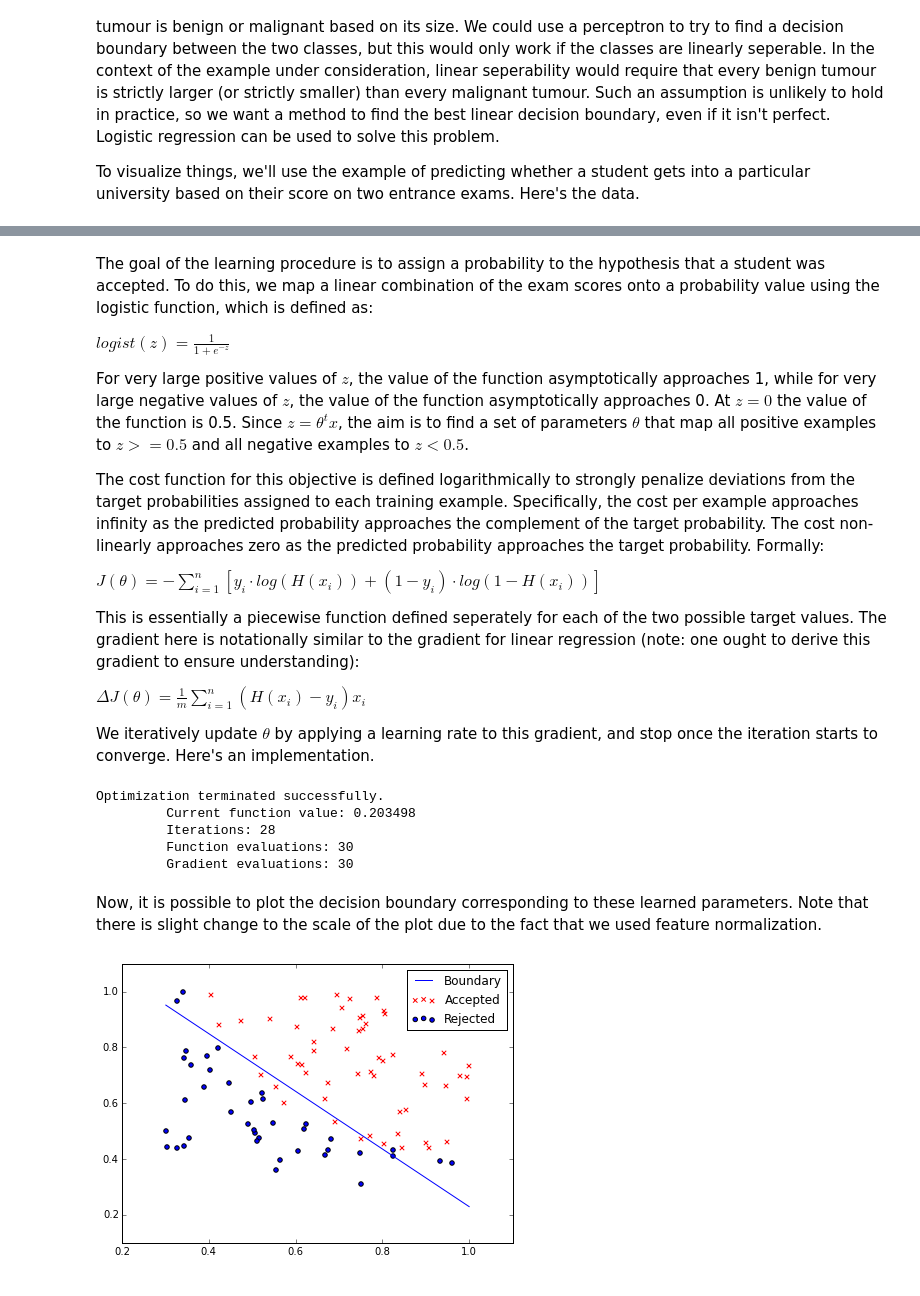
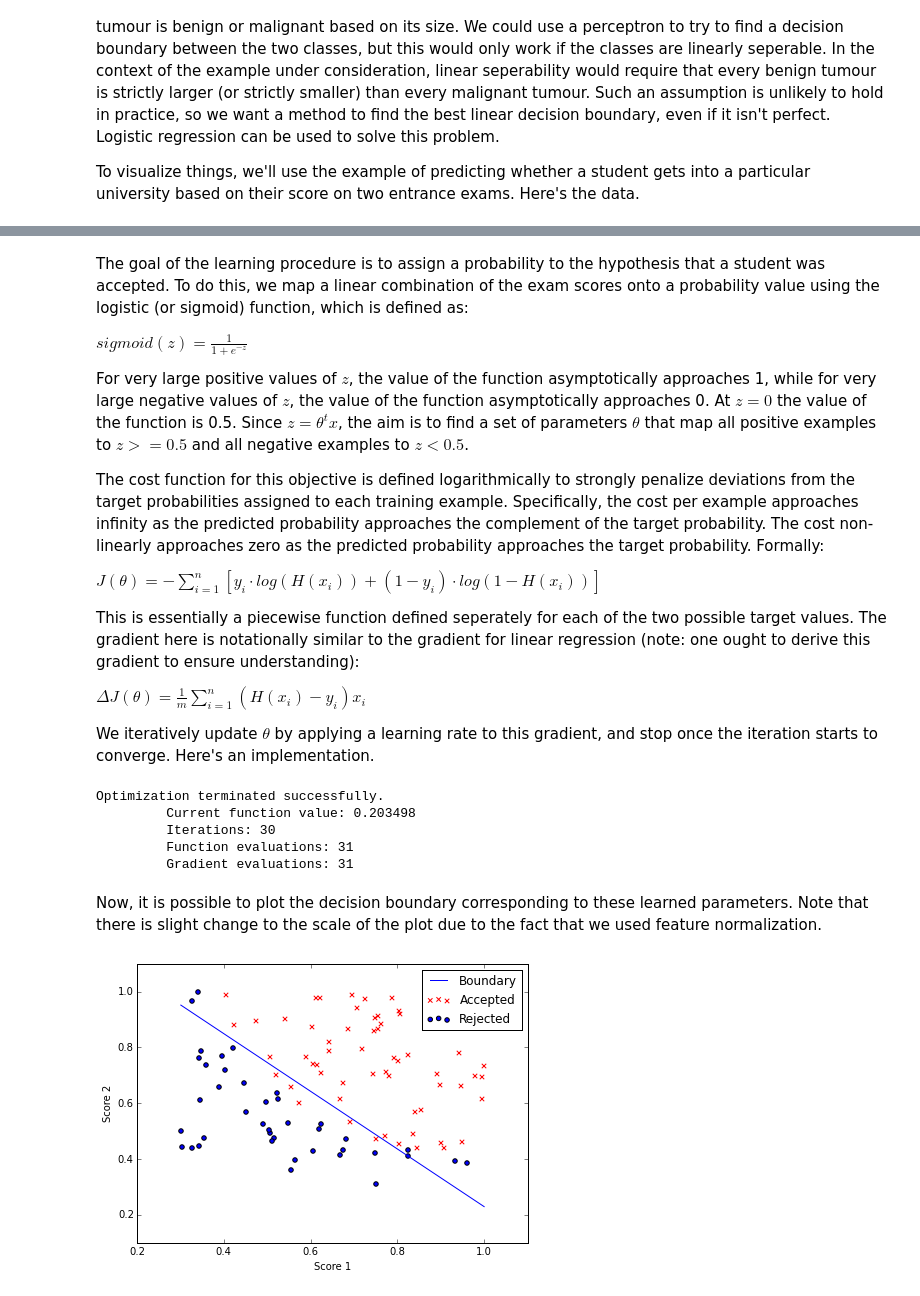
Before and after one commit to pblouw/stat-946, a Jupyter notebook: LogisticRegression.ipynb, the cells around one changed output, grey strips where cells are left out. Drawn from its saved outputs; the diff is of its cells as text; code cells hidden in the pictures.

```diff
--- a/LogisticRegression.ipynb
+++ b/LogisticRegression.ipynb
@@ -23,7 +25,7 @@ plt.show()
 # %% [markdown]
-The goal of the learning procedure is to assign a probability to the hypothesis that a student was accepted. To do this, we map a linear combination of the exam scores onto a probability value using the logistic function, which is defined as:
+The goal of the learning procedure is to assign a probability to the hypothesis that a student was accepted. To do this, we map a linear combination of the exam scores onto a probability value using the logistic (or sigmoid) function, which is defined as:
 
-$logist(z) = \frac{1}{1+e^{-z}}$
+$sigmoid(z) = \frac{1}{1+e^{-z}}$
 
 For very large positive values of $z$, the value of the function asymptotically approaches 1, while for very large negative values of $z$, the value of the function asymptotically approaches 0. At $z=0$ the value of the function is 0.5. Since $z=\theta^t x$, the aim is to find a set of parameters $\theta$ that map all positive examples to $z >= 0.5$ and all negative examples to $z < 0.5$.
 
@@ -38,7 +40,7 @@ $\Delta J(\theta) = \frac{1}{m} \sum_{i=1}^{n} (H(x_i) - y_i)x_i$
 We iteratively update $\theta$ by applying a learning rate to this gradient, and stop once the iteration starts to converge. Here's an implementation.
 # %%
 n = len(data)
-theta = np.random.randn(3) * 0.1
+theta = np.random.randn(3)
 
 # Put data into arrays
 bias = np.ones(n).reshape(n,1)
@@ -70,27 +72,32 @@ theta = optimize.fmin_bfgs(cost, theta, fprime=grad, args=(samples, targets))
 # %% [output]
 Optimization terminated successfully.
          Current function value: 0.203498
-         Iterations: 28
-         Function evaluations: 30
-         Gradient evaluations: 30
+         Iterations: 30
+         Function evaluations: 31
+         Gradient evaluations: 31
 # %% [markdown]
 Now, it is possible to plot the decision boundary corresponding to these learned parameters. Note that there is slight change to the scale of the plot due to the fact that we used feature normalization.
 # %%
-# Define two points on the decision boundary
-x = np.array([min(samples[:,1]), max(samples[:,1])])
-y = (-1./ theta[2]) * (theta[1] * x + theta[0])
+def plot_boundary(theta, samples):
+    # Define two points on the decision boundary
+    x = np.array([min(samples[:,1]), max(samples[:,1])])
+    y = (-1./ theta[2]) * (theta[1] * x + theta[0])
 
-# Pull out the data corresponding to normalized exam scores
-samples = np.hstack((samples[:,1:], data[:,2].reshape(n,1)))
-accepts = samples[samples[:,2] == 1]
-rejects = samples[samples[:,2] == 0]
+    # Pull out the data corresponding to normalized exam scores
+    samples = np.hstack((samples[:,1:], data[:,2].reshape(n,1)))
+    accepts = samples[samples[:,2] == 1]
+    rejects = samples[samples[:,2] == 0]
 
-# Plot the results
-plt.figure(figsize=(7,5))
-plt.scatter(accepts[:,0], accepts[:,1], marker='x', c='r')
-plt.scatter(rejects[:,0], rejects[:,1], marker='o', c='b')
-plt.plot(x,y)
-plt.legend(['Boundary','Accepted','Rejected'])
-plt.show()
+    # Plot the results
+    plt.figure(figsize=(7,5))
+    plt.scatter(accepts[:,0], accepts[:,1], marker='x', c='r')
+    plt.scatter(rejects[:,0], rejects[:,1], marker='o', c='b')
+    plt.plot(x,y)
+    plt.legend(['Boundary','Accepted','Rejected'])
+    plt.xlabel('Score 1')
+    plt.ylabel('Score 2')
+    plt.show()
+
+plot_boundary(theta, samples)
 # %% [output]
-[figure, old version]
+[figure, new version]
```
Also changed, not shown: parts of 7 cells of this notebook.
